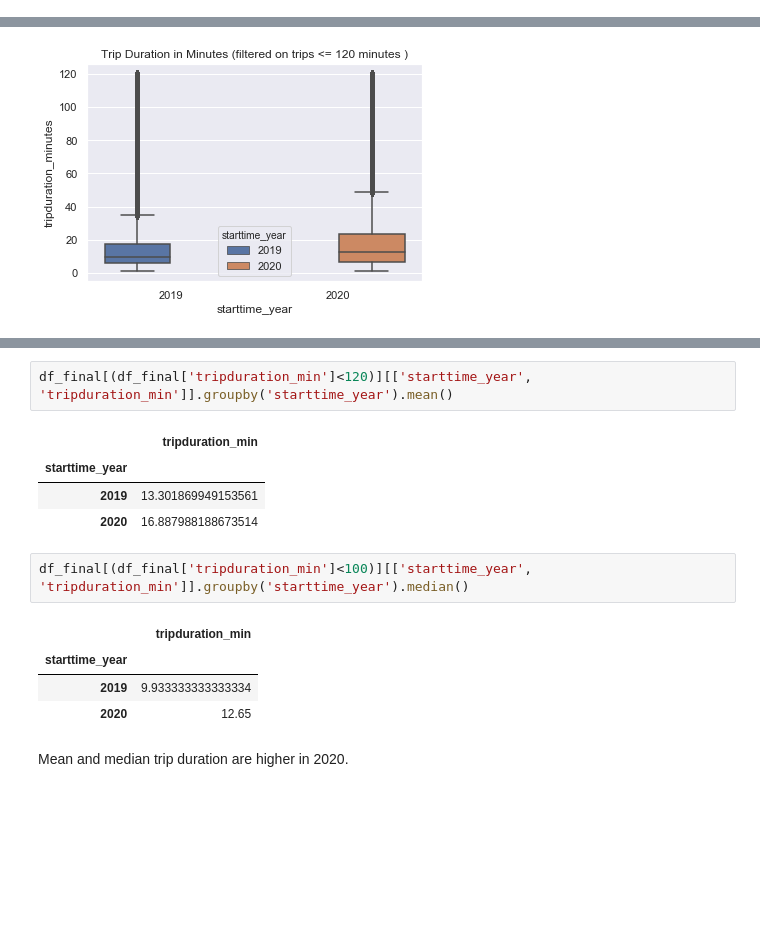
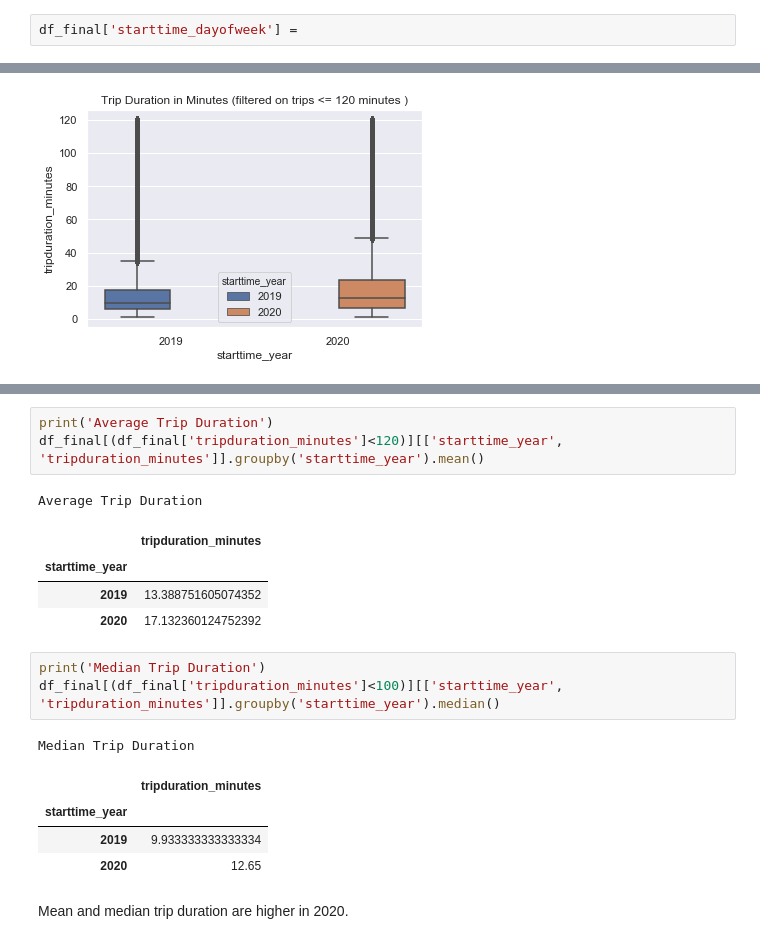
Before and after one commit to graceh3/citibike-analysis, a Jupyter notebook: Citibike - Statistical Analysis Project.ipynb, the cells around one changed output, grey strips where cells are left out. Cells and saved outputs as stored; diff of their text form; blank space fills up the shorter version.

```diff
--- a/Citibike - Statistical Analysis Project.ipynb
+++ b/Citibike - Statistical Analysis Project.ipynb
@@ -352,0 +475,2 @@ Matplotlib is currently using module://ipykernel.pylab.backend_inline, which is
+# %%
+df_final['starttime_dayofweek'] =
@@ -414,14 +537,18 @@ Since we removed outliers, we know that the min and max trip duration would be b
 # %%
-df_final[(df_final['tripduration_min']<120)][['starttime_year', 'tripduration_min']].groupby('starttime_year').mean()
+print('Average Trip Duration')
+df_final[(df_final['tripduration_minutes']<120)][['starttime_year', 'tripduration_minutes']].groupby('starttime_year').mean()
 # %% [output]
+Average Trip Duration
-|  | tripduration_min |
+|  | tripduration_minutes |
 | starttime_year |  |
-| 2019 | 13.301869949153561 |
-| 2020 | 16.887988188673514 |
+| 2019 | 13.388751605074352 |
+| 2020 | 17.132360124752392 |
 # %%
-df_final[(df_final['tripduration_min']<100)][['starttime_year', 'tripduration_min']].groupby('starttime_year').median()
+print('Median Trip Duration')
+df_final[(df_final['tripduration_minutes']<100)][['starttime_year', 'tripduration_minutes']].groupby('starttime_year').median()
 # %% [output]
+Median Trip Duration
-|  | tripduration_min |
+|  | tripduration_minutes |
 | starttime_year |  |
 | 2019 | 9.933333333333334 |
 | 2020 | 12.65 |
```
Also changed, not shown: parts of 37 cells of this notebook.
